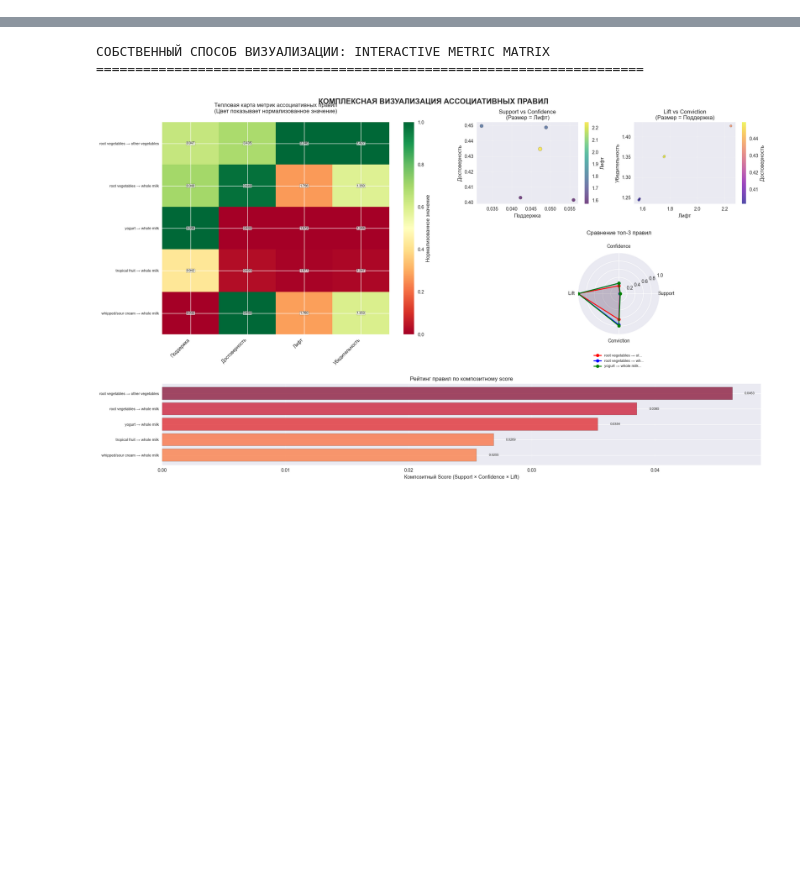
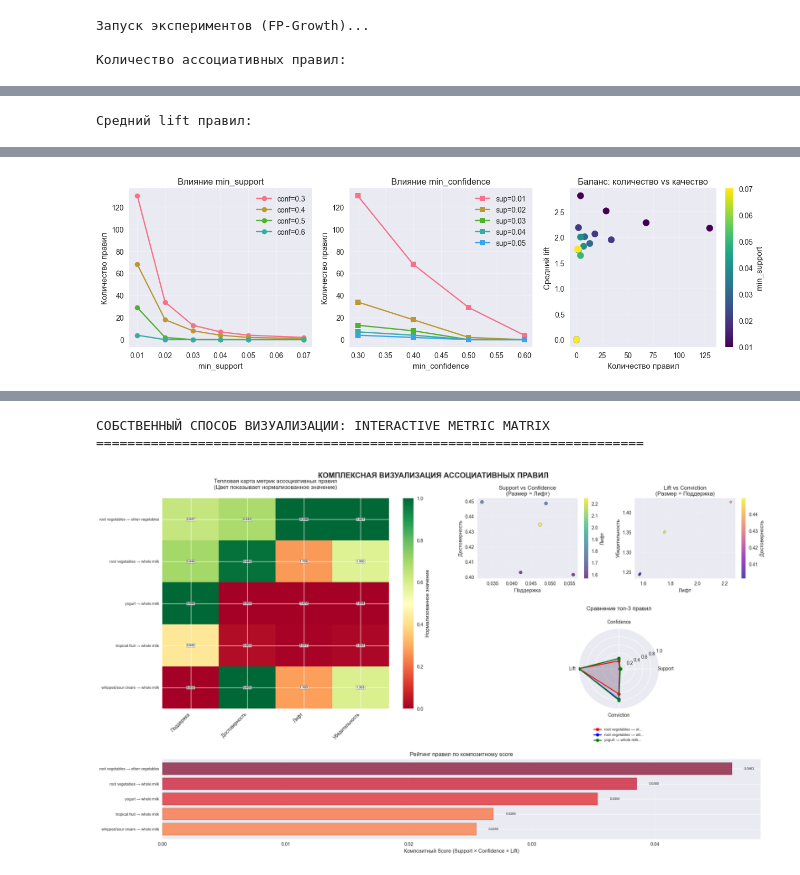
Before and after one commit to UglyGod46/machine_learn, a Jupyter notebook: lab2/main.ipynb, the cells around one changed output, grey strips where cells are left out. Saved outputs shown, nothing was run; the diff lists cells and outputs as text; code cells hidden in the pictures; blank space fills up the shorter version.

```diff
--- a/lab2/main.ipynb
+++ b/lab2/main.ipynb
@@ -552,0 +469,75 @@ KeyboardInterrupt:
+# %%
+from mlxtend.frequent_patterns import fpgrowth, association_rules
+import pandas as pd
+import matplotlib.pyplot as plt
+
+supports = [0.01, 0.02, 0.03, 0.04, 0.05, 0.07]
+confidences = [0.3, 0.4, 0.5, 0.6]
+
+results = []
+
+print("Запуск экспериментов (FP-Growth)...\n")
+for sup in supports:
+    for conf in confidences:
+        freq = fpgrowth(data, min_support=sup, use_colnames=True)
+        if len(freq) == 0:
+            continue
+        rules = association_rules(freq, metric="confidence", min_threshold=conf)
+
+        avg_lift = rules['lift'].mean() if len(rules) > 0 else 0
+        strong_rules = len(rules[rules['lift'] > 1.5])  # сколько правил с заметным lift
+
+        results.append({
+            'support': sup,
+            'confidence': conf,
+            'itemsets': len(freq),
+            'rules': len(rules),
+            'avg_lift': round(avg_lift, 3),
+            'strong_rules': strong_rules
+        })
+
+exp_df = pd.DataFrame(results)
+
+pivot_rules = exp_df.pivot(index='support', columns='confidence', values='rules')
+print("Количество ассоциативных правил:")
+display(pivot_rules.fillna(0).astype(int))
+
+pivot_lift = exp_df.pivot(index='support', columns='confidence', values='avg_lift')
+print("\nСредний lift правил:")
+display(pivot_lift.round(3))
+
+plt.figure(figsize=(13, 4))
+
+plt.subplot(1, 3, 1)
+for c in confidences:
+    plt.plot(supports, pivot_rules[c], 'o-', label=f'conf={c}')
+plt.xlabel('min_support')
+plt.ylabel('Количество правил')
+plt.title('Влияние min_support')
+plt.legend()
+plt.grid(alpha=0.3)
+
+plt.subplot(1, 3, 2)
+for s in supports[:5]:
+    sub = exp_df[exp_df['support'] == s]
+    plt.plot(sub['confidence'], sub['rules'], 's-', label=f'sup={s}')
+plt.xlabel('min_confidence')
+plt.ylabel('Количество правил')
+plt.title('Влияние min_confidence')
+plt.legend()
+plt.grid(alpha=0.3)
+
+plt.subplot(1, 3, 3)
+plt.scatter(exp_df['rules'], exp_df['avg_lift'], c=exp_df['support'], cmap='viridis', s=80)
+plt.colorbar(label='min_support')
+plt.xlabel('Количество правил')
+plt.ylabel('Средний lift')
+plt.title('Баланс: количество vs качество')
+plt.grid(alpha=0.3)
+
+plt.tight_layout()
+plt.show()
+# %% [output]
+Запуск экспериментов (FP-Growth)...
+
+Количество ассоциативных правил:
@@ -552,0 +552 @@ KeyboardInterrupt:
+Средний lift правил:
@@ -552,0 +561 @@ KeyboardInterrupt:
+[figure, added]
```
Also changed, not shown: parts of 35 cells of this notebook.
